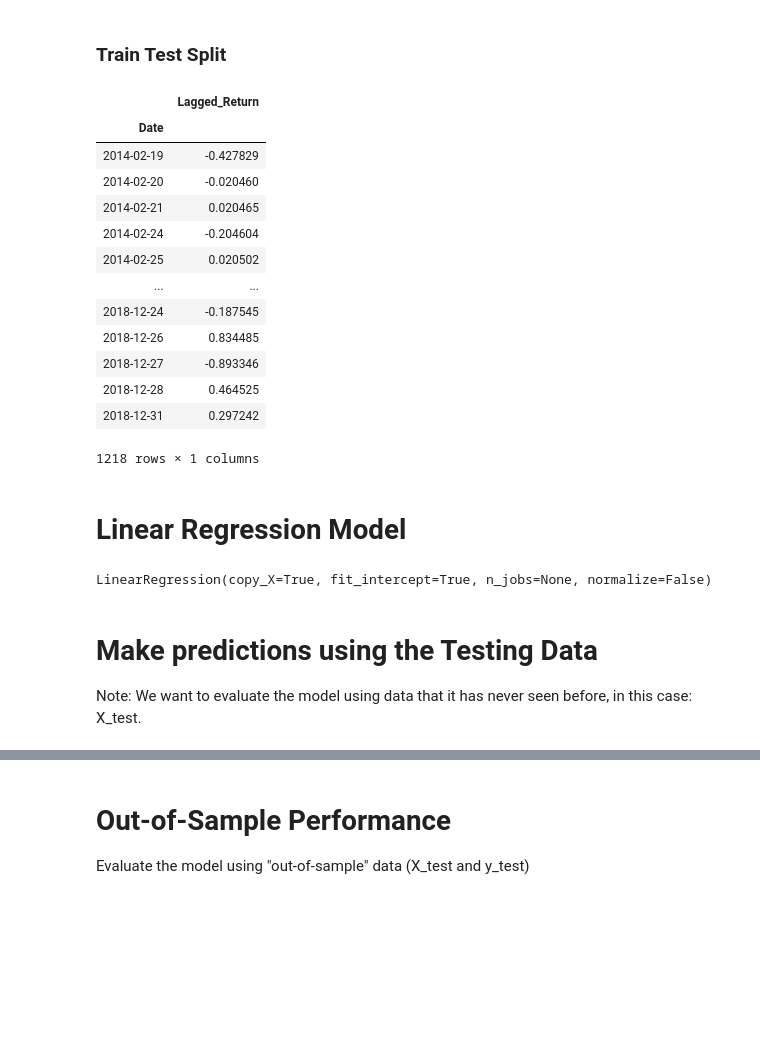
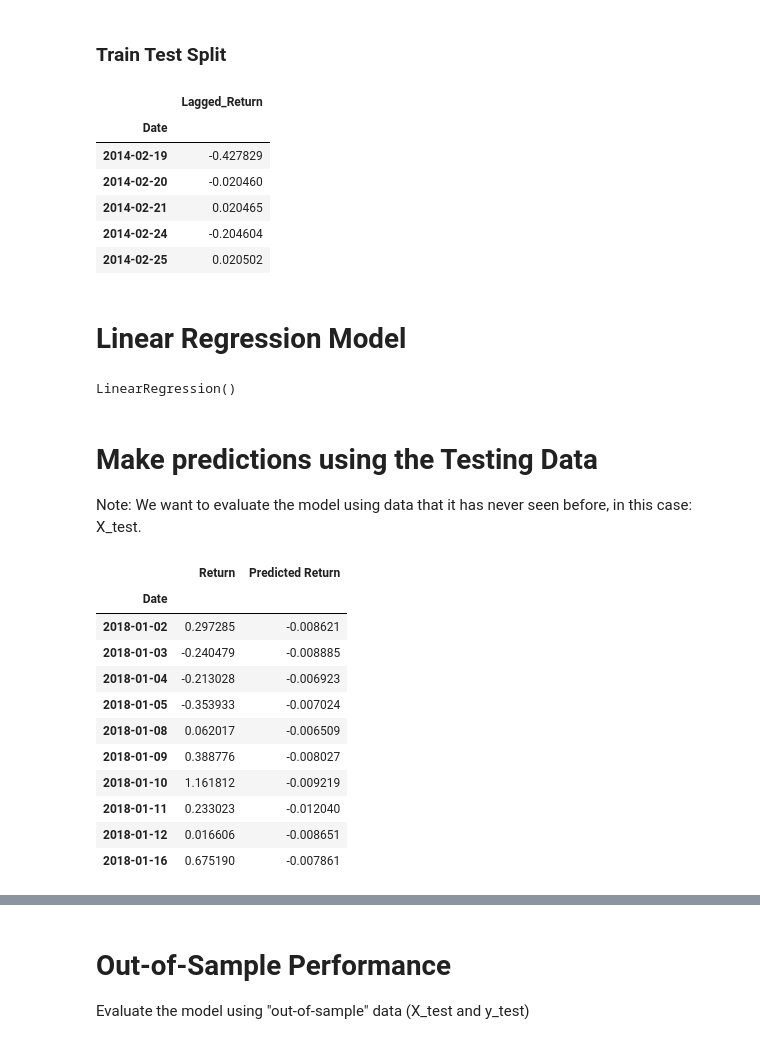
Before and after one commit to rchak007/time_series, a Jupyter notebook: regression_analysis.ipynb, the cells around one changed output, grey strips where cells are left out. Saved outputs shown, nothing was run; the diff lists cells and outputs as text; code cells hidden in the pictures; blank space fills up the shorter version.

```diff
--- a/regression_analysis.ipynb
+++ b/regression_analysis.ipynb
@@ -44,4 +44,10 @@ yen_futures.head()
 # (Make sure to multiply the pct_change() results by 100)
 # In this case, you may have to replace inf, -inf values with np.nan"s
 # YOUR CODE HERE!
+yen_futures['Return'] = yen_futures.Settle.pct_change() * 100
+yen_futures = yen_futures.replace(-np.inf, np.nan).dropna()
+yen_futures = yen_futures.dropna()
+yen_futures.Return.plot()
+print(yen_futures.head())
+yen_futures.tail()
 # %% [output]
@@ -57,6 +79,11 @@ yen_futures.head()
 # %%
 # Create a lagged return using the shift function
 # YOUR CODE HERE!
+
+yen_futures['Lagged_Return'] = yen_futures.Return.shift()
+# Drop NaN values
+yen_futures = yen_futures.dropna()
+yen_futures.tail()
 # %% [output]
 |  | Open | High | Low | Last | Change | Settle | Volume | Previous Day Open Interest | Return | ... |
 | Date |  |  |  |  |  |  |  |  |  | ... |
@@ -76,23 +103,20 @@ test = yen_futures['2018':]
 # X_train (training set using just the independent variables), X_test (test set of of just the independent variables)
 # Y_train (training set using just the "y" variable, i.e., "Futures Return"), Y_test (test set of just the "y" variable):
 # YOUR CODE HERE!
+X_train = train["Lagged_Return"].to_frame()
+X_test = test["Lagged_Return"].to_frame()
+y_train = train["Return"]
+y_test = test["Return"]
 # %%
-X_train
+X_train.head()
 # %% [output]
 |  | Lagged_Return |
 | Date |  |
 | 2014-02-19 | -0.427829 |
 | 2014-02-20 | -0.020460 |
 | 2014-02-21 | 0.020465 |
 | 2014-02-24 | -0.204604 |
 | 2014-02-25 | 0.020502 |
-| ... | ... |
-| 2018-12-24 | -0.187545 |
-| 2018-12-26 | 0.834485 |
-| 2018-12-27 | -0.893346 |
-| 2018-12-28 | 0.464525 |
-| 2018-12-31 | 0.297242 |
-1218 rows × 1 columns
 # %% [markdown]
 # Linear Regression Model
 # %%
@@ -101,8 +125,10 @@ from sklearn.linear_model import LinearRegression
 
 # Fit a SKLearn linear regression using just the training set (X_train, Y_train):
 # YOUR CODE HERE!
+model = LinearRegression()
+model.fit(X_train, y_train)
 # %% [output]
-LinearRegression(copy_X=True, fit_intercept=True, n_jobs=None, normalize=False)
+LinearRegression()
 # %% [markdown]
 # Make predictions using the Testing Data
 
@@ -116,3 +145,18 @@ Note: We want to evaluate the model using data that it has never seen before, in
+# %%
+Results.head(10)
+# %% [output]
+|  | Return | Predicted Return |
+| Date |  |  |
+| 2018-01-02 | 0.297285 | -0.008621 |
+| 2018-01-03 | -0.240479 | -0.008885 |
+| 2018-01-04 | -0.213028 | -0.006923 |
+| 2018-01-05 | -0.353933 | -0.007024 |
+| 2018-01-08 | 0.062017 | -0.006509 |
+| 2018-01-09 | 0.388776 | -0.008027 |
+| 2018-01-10 | 1.161812 | -0.009219 |
+| 2018-01-11 | 0.233023 | -0.012040 |
+| 2018-01-12 | 0.016606 | -0.008651 |
+| 2018-01-16 | 0.675190 | -0.007861 |
 # %%
 # Plot the first 20 predictions vs the true values
 # YOUR CODE HERE!
```
Also changed, not shown: parts of 7 cells of this notebook.
